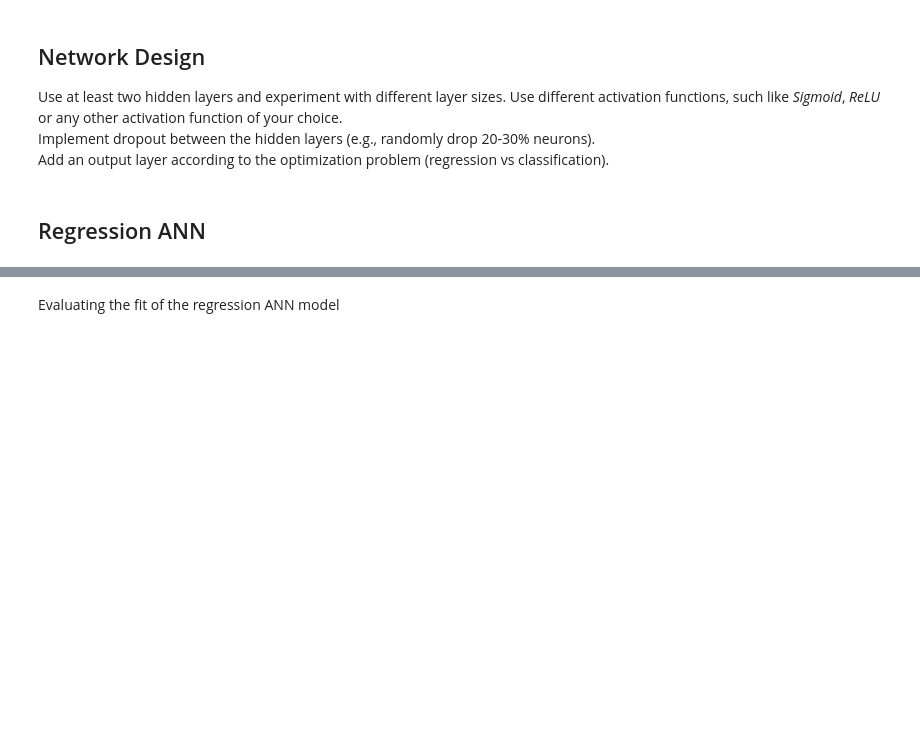
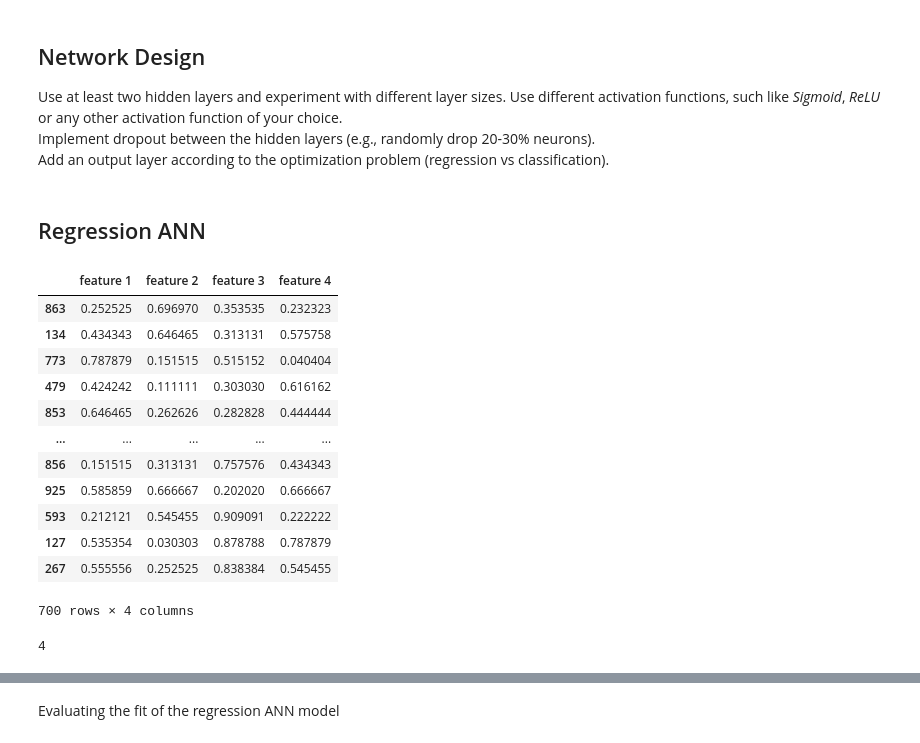
Before and after one commit to JXDolan/277B_HW5, a Jupyter notebook: Homework_5.ipynb, the cells around one changed output, grey strips where cells are left out. Drawn from its saved outputs; the diff is of its cells as text; code cells hidden in the pictures; blank space fills up the shorter version.

```diff
--- a/Homework_5.ipynb
+++ b/Homework_5.ipynb
@@ -333,35 +333,52 @@ Add an output layer according to the optimization problem (regression vs classif
 # set up parameters
 
 Nneurons1 = 64
 Nneurons2 = 128
 Nneurons3 = 256
 
 Nepochs = 2000
-learning_rate = 0.001
+learning_rate = 0.00001
 decay = 0.001
 momentum = 0.8
 dropout_rate = 0.2
 
 Nfeatures = x_train_reg.shape[1] #columns in regression df
+display(x_train_reg)
+print(x_train_reg.shape[1])
 
 dense1 = Layer_Dense(Nfeatures, Nneurons1)
 dense2 = Layer_Dense(Nneurons1, Nneurons2)
-dense3 = Layer_Dense(Nneurons2, Nfeatures)
+dense3 = Layer_Dense(Nneurons2, 1)
 
 drop1 = Layer_dropout(dropout_rate)
 drop2 = Layer_dropout(dropout_rate)
 drop3 = Layer_dropout(dropout_rate)
 
 
 optimizer = Optimizer_SGD(learning_rate = learning_rate, decay = decay, momentum = momentum)
 
 ReLU1 = Activation_ReLU()
 ReLU2 = Activation_ReLU()
 ReLU3 = Activation_ReLU()
 
 loss_activation =  mean_squared_error
 
 Target = y_train_reg
+# %% [output]
+|  | feature 1 | feature 2 | feature 3 | feature 4 |
+| 863 | 0.252525 | 0.696970 | 0.353535 | 0.232323 |
+| 134 | 0.434343 | 0.646465 | 0.313131 | 0.575758 |
+| 773 | 0.787879 | 0.151515 | 0.515152 | 0.040404 |
+| 479 | 0.424242 | 0.111111 | 0.303030 | 0.616162 |
+| 853 | 0.646465 | 0.262626 | 0.282828 | 0.444444 |
+| ... | ... | ... | ... | ... |
+| 856 | 0.151515 | 0.313131 | 0.757576 | 0.434343 |
+| 925 | 0.585859 | 0.666667 | 0.202020 | 0.666667 |
+| 593 | 0.212121 | 0.545455 | 0.909091 | 0.222222 |
+| 127 | 0.535354 | 0.030303 | 0.878788 | 0.787879 |
+| 267 | 0.555556 | 0.252525 | 0.838384 | 0.545455 |
+700 rows × 4 columns
+4
 # %%
 Monitor = np.zeros((Nepochs, 3)) #stores loss, learning rate, accuracy
 
```
Also changed, not shown: parts of 8 cells of this notebook.
